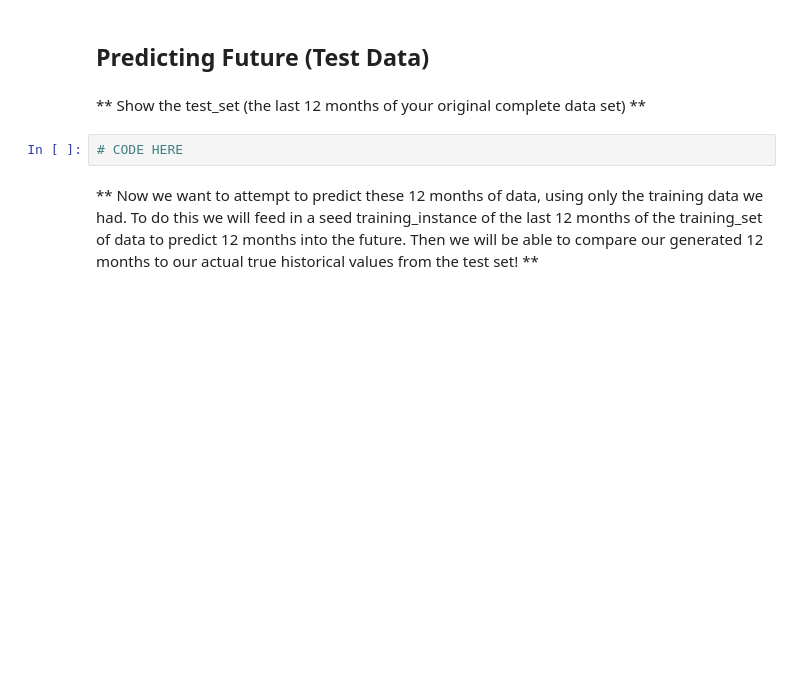
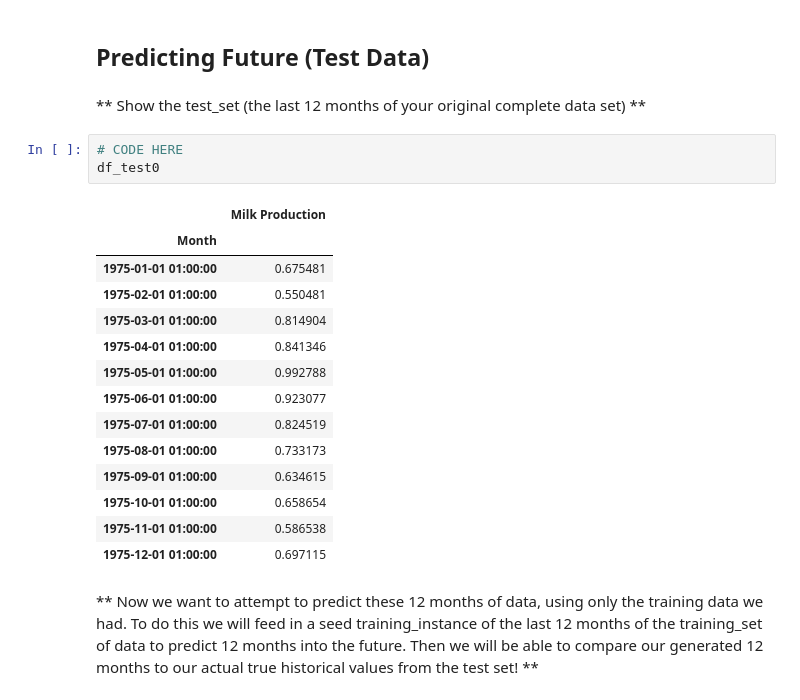
Before and after one commit to zfreedman/tfnn, a Jupyter notebook: code/rnn/02-Time-Series-Exercise.ipynb, the cells around one changed output. Drawn from its saved outputs; the diff is of its cells as text; blank space fills up the shorter version.

Commit message:
feat: Began implementing RNN. Attempted to predict 12 month future

```diff
--- a/code/rnn/02-Time-Series-Exercise.ipynb
+++ b/code/rnn/02-Time-Series-Exercise.ipynb
@@ -266,6 +377,22 @@ ______
 ** Show the test_set (the last 12 months of your original complete data set) **
 # %%
 # CODE HERE
+df_test0
+# %% [output]
+|  | Milk Production |
+| Month |  |
+| 1975-01-01 01:00:00 | 0.675481 |
+| 1975-02-01 01:00:00 | 0.550481 |
+| 1975-03-01 01:00:00 | 0.814904 |
+| 1975-04-01 01:00:00 | 0.841346 |
+| 1975-05-01 01:00:00 | 0.992788 |
+| 1975-06-01 01:00:00 | 0.923077 |
+| 1975-07-01 01:00:00 | 0.824519 |
+| 1975-08-01 01:00:00 | 0.733173 |
+| 1975-09-01 01:00:00 | 0.634615 |
+| 1975-10-01 01:00:00 | 0.658654 |
+| 1975-11-01 01:00:00 | 0.586538 |
+| 1975-12-01 01:00:00 | 0.697115 |
 # %% [markdown]
 ** Now we want to attempt to predict these 12 months of data, using only the training data we had. To do this we will feed in a seed training_instance of the last 12 months of the training_set of data to predict 12 months into the future. Then we will be able to compare our generated 12 months to our actual true historical values from the test set! **
 # %% [markdown]
```
Also changed, not shown: parts of 21 cells of this notebook, 4 other files.
